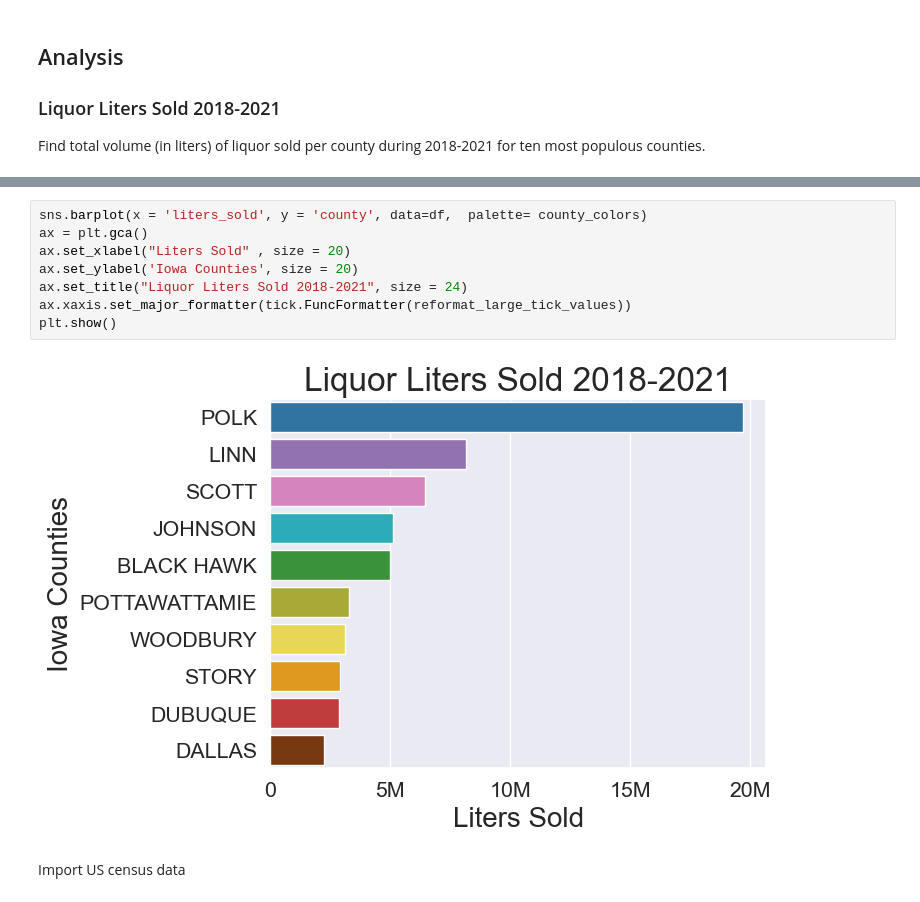
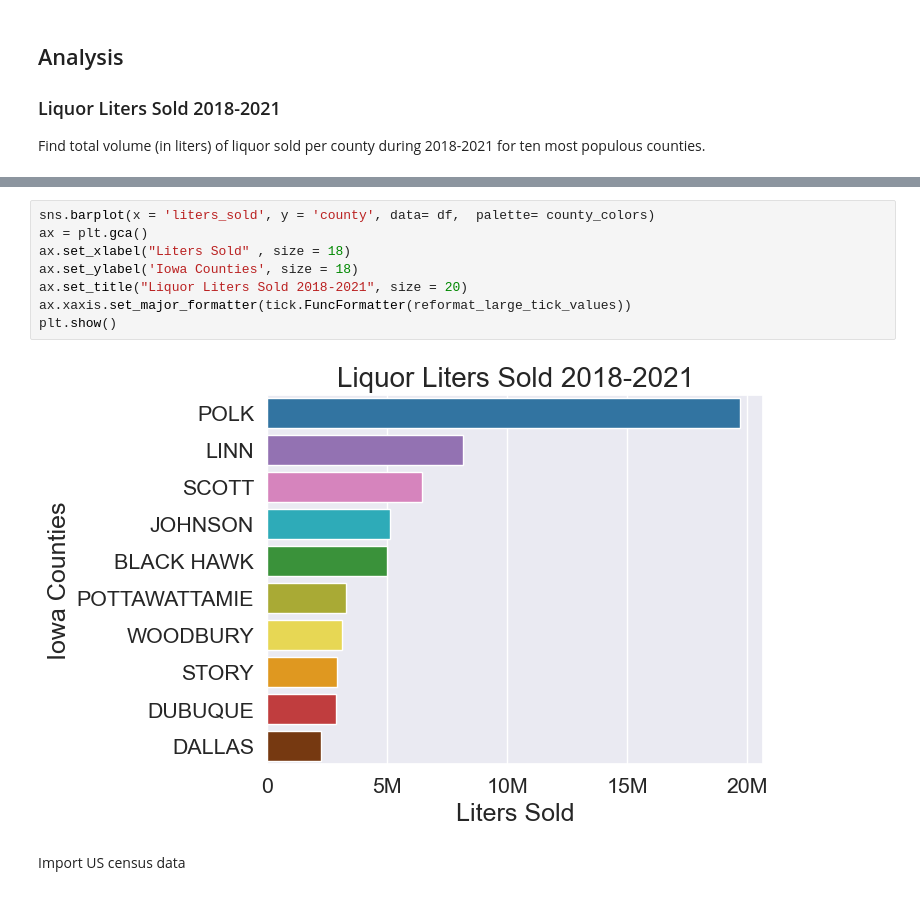
Before and after one commit to amoutafian/iowa_liquor_project, a Jupyter notebook: Iowa_liquor_moutafian_analysis.ipynb, the cells around one changed output, grey strips where cells are left out. Drawn from its saved outputs; the diff is of its cells as text.

```diff
--- a/Iowa_liquor_moutafian_analysis.ipynb
+++ b/Iowa_liquor_moutafian_analysis.ipynb
@@ -173,13 +160,13 @@ df
 # %%
-sns.barplot(x = 'liters_sold', y = 'county', data=df,  palette= county_colors)
+sns.barplot(x = 'liters_sold', y = 'county', data= df,  palette= county_colors)
 ax = plt.gca()
-ax.set_xlabel("Liters Sold" , size = 20)
-ax.set_ylabel('Iowa Counties', size = 20)
-ax.set_title("Liquor Liters Sold 2018-2021", size = 24)
+ax.set_xlabel("Liters Sold" , size = 18)
+ax.set_ylabel('Iowa Counties', size = 18)
+ax.set_title("Liquor Liters Sold 2018-2021", size = 20)
 ax.xaxis.set_major_formatter(tick.FuncFormatter(reformat_large_tick_values))
 plt.show()
 # %% [output]
-[figure, old version]
+[figure, new version]
 # %% [markdown]
 Import US census data
 # %%
```
Also changed, not shown: parts of 14 cells of this notebook.
